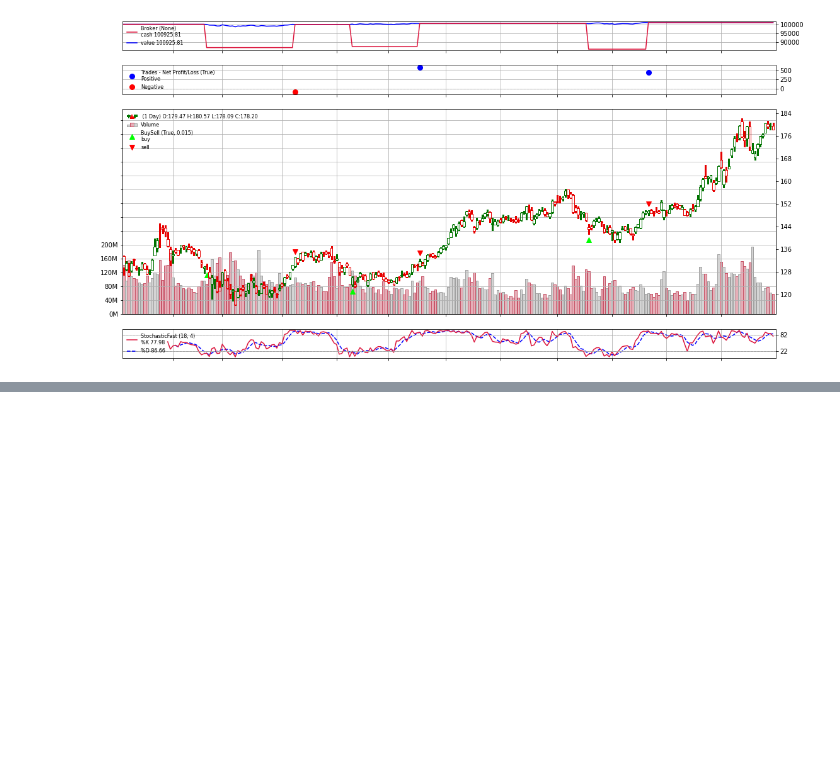
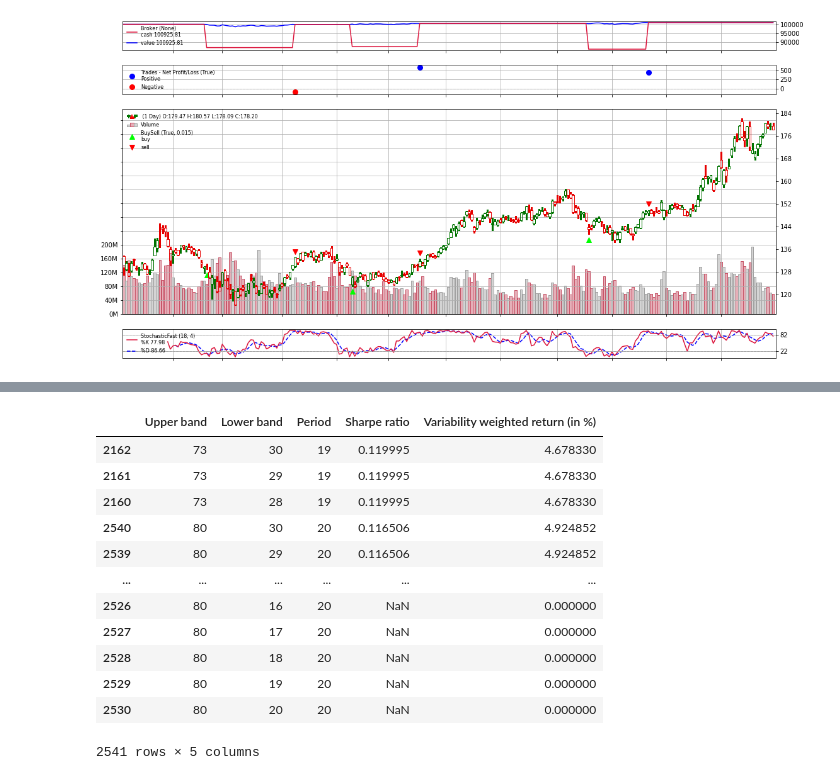
Before and after one commit to aahouzi/Stock-price-forecasting, a Jupyter notebook: notebooks/quantitative_trading_strategies.ipynb, the cells around one changed output, grey strips where cells are left out. Saved outputs shown, nothing was run; the diff lists cells and outputs as text; code cells hidden in the pictures; blank space fills up the shorter version.

```diff
--- a/notebooks/quantitative_trading_strategies.ipynb
+++ b/notebooks/quantitative_trading_strategies.ipynb
@@ -718,0 +773,38 @@ Sharpe Ratio: 0.16135520620411997
+# %%
+# Backtesting the period, upper and lower bands
+cerebro = bt.Cerebro()
+cerebro.adddata(data)
+strats = cerebro.optstrategy(RSIStrategy,
+                             period=range(10, 21),
+                             upperband=range(70, 81),
+                             lowerband=range(10, 31))
+cerebro.broker.setcash(startcash)
+cerebro.broker.setcommission(commission)
+cerebro.addsizer(bt.sizers.FixedSize, stake=stake)
+
+# Add analyzers
+cerebro.addanalyzer(bt.analyzers.SharpeRatio, timeframe=bt.TimeFrame.Days, factor=365)
+cerebro.addanalyzer(bt.analyzers.VWR, timeframe=bt.TimeFrame.Days, tann=365)
+results = cerebro.run()
+
+df_result = pd.DataFrame([{"Upper band": result[0].params.upperband,
+                           "Lower band": result[0].params.lowerband,
+                           "Period": result[0].params.period,
+                           "Sharpe ratio": result[0].analyzers.sharperatio.get_analysis()['sharperatio'],
+                           "Variability weighted return (in %)": result[0].analyzers.vwr.get_analysis()['vwr']
+                          } for result in results])
+display(df_result.sort_values("Sharpe ratio", ascending=False))
+# %% [output]
+|  | Upper band | Lower band | Period | Sharpe ratio | Variability weighted return (in %) |
+| 2162 | 73 | 30 | 19 | 0.119995 | 4.678330 |
+| 2161 | 73 | 29 | 19 | 0.119995 | 4.678330 |
+| 2160 | 73 | 28 | 19 | 0.119995 | 4.678330 |
+| 2540 | 80 | 30 | 20 | 0.116506 | 4.924852 |
+| 2539 | 80 | 29 | 20 | 0.116506 | 4.924852 |
+| ... | ... | ... | ... | ... | ... |
+| 2526 | 80 | 16 | 20 | NaN | 0.000000 |
+| 2527 | 80 | 17 | 20 | NaN | 0.000000 |
+| 2528 | 80 | 18 | 20 | NaN | 0.000000 |
+| 2529 | 80 | 19 | 20 | NaN | 0.000000 |
+| 2530 | 80 | 20 | 20 | NaN | 0.000000 |
+2541 rows × 5 columns
```
Also changed, not shown: parts of 8 cells of this notebook.
